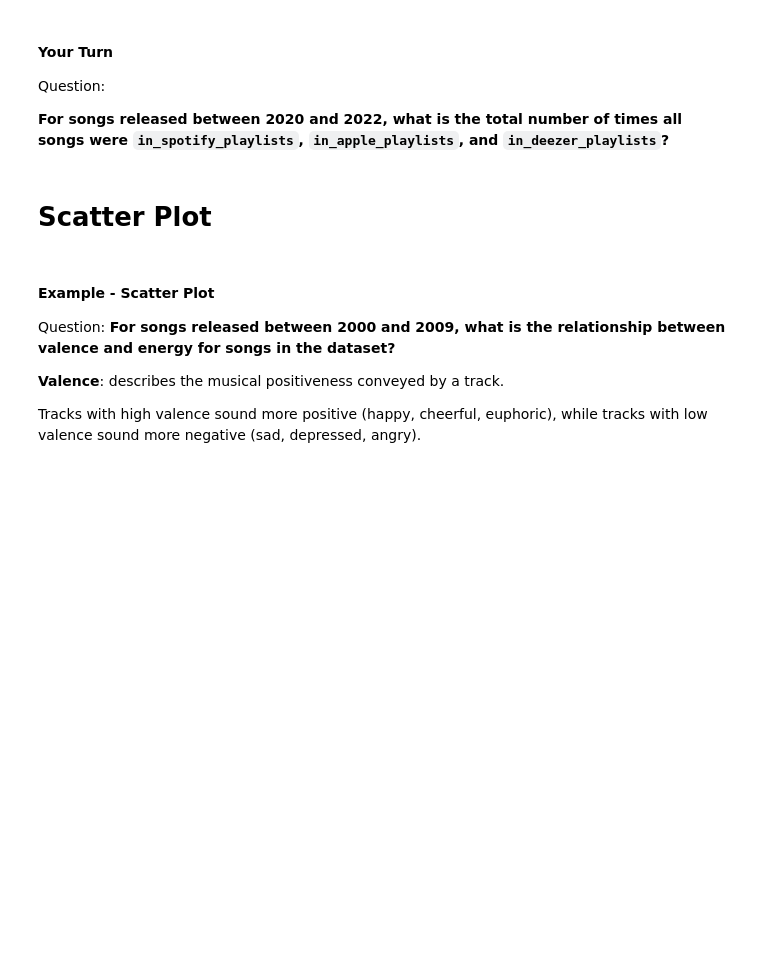
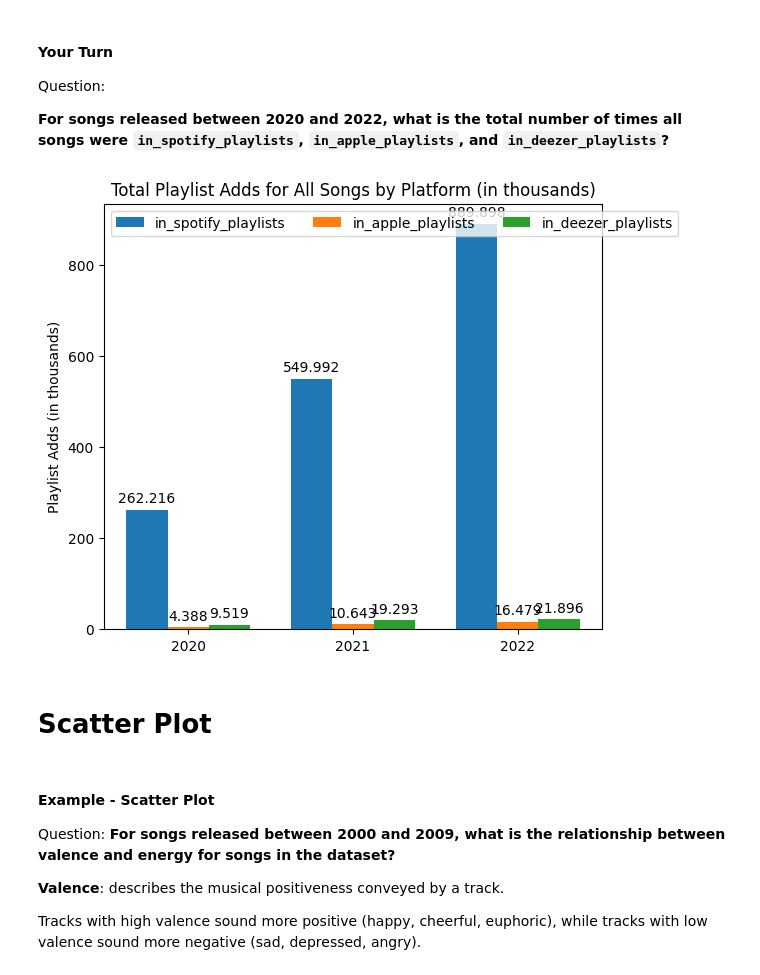
Before and after one commit to DataLore777/data-analysis-projects-class-19-and-20, a Jupyter notebook: class-19/exercises/data-viz-exercises.ipynb, the cells around one changed output. Cells and saved outputs as stored; diff of their text form; code cells hidden in the pictures; blank space fills up the shorter version.

```diff
--- a/class-19/exercises/data-viz-exercises.ipynb
+++ b/class-19/exercises/data-viz-exercises.ipynb
@@ -337,3 +337,41 @@ Question:
+# %%
+# Code Here
+
+data = df.loc[(df["released_year"] > 2019) & (df["released_year"] < 2023)]
+
+years = [2020, 2021, 2022]
+x = numpy.arange(len(years))
+width = .25
+multiplier = 0
+
+fig, ax = plt.subplots(layout='constrained')
+
+playlist_adds = {}
+
+playlist_types = ["in_spotify_playlists", "in_apple_playlists", "in_deezer_playlists"]
+
+for t in playlist_types:
+	if t not in playlist_adds:
+		playlist_adds[t] = []
+	for y in years:
+		# in thousands
+		sum = data.loc[(data["released_year"] == y)][t].sum() / 1000
+		playlist_adds[t].append(sum)
+
+for att, measurement in playlist_adds.items():
+	offset = width * multiplier
+	rects = ax.bar(x + offset, measurement, width, label=att)
+	ax.bar_label(rects, padding=3)
+	multiplier += 1
+
+ax.set_ylabel('Playlist Adds (in thousands)')
+ax.set_title('Total Playlist Adds for All Songs by Platform (in thousands)')
+ax.set_xticks(x + width, years)
+ax.legend(loc='upper left', ncols=3)
+
+plt.show()
+# %% [output]
+[figure, added]
 # %% [markdown]
 # Scatter Plot
 # %% [markdown]
```
Also changed, not shown: parts of 2 cells of this notebook.
